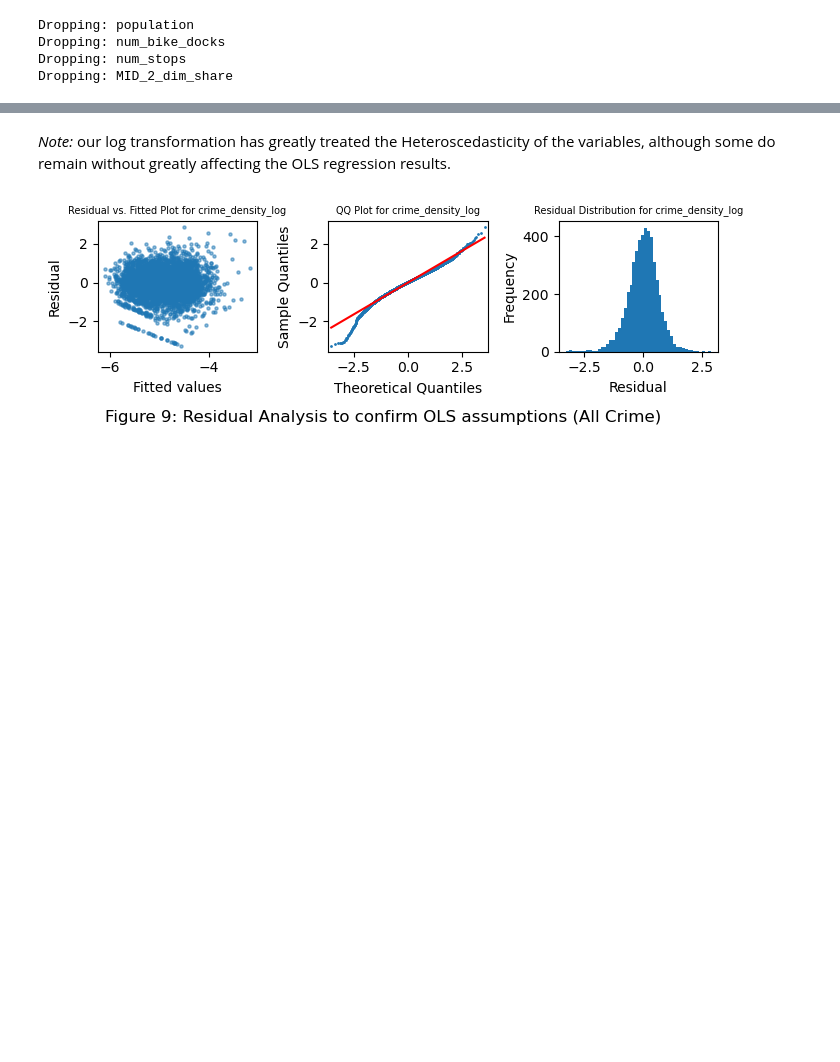
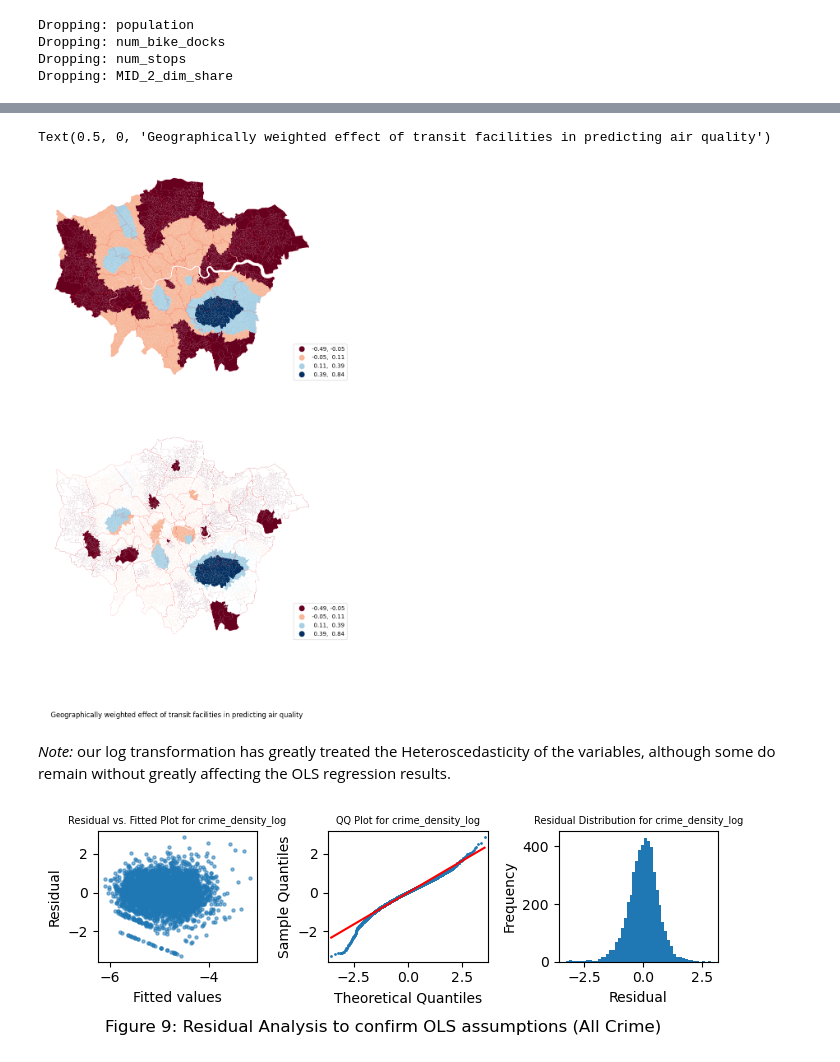
Before and after one commit to shaunhoang/cusp, a Jupyter notebook: calculation.ipynb, the cells around one changed output, grey strips where cells are left out. Saved outputs shown, nothing was run; the diff lists cells and outputs as text; code cells hidden in the pictures; blank space fills up the shorter version.

```diff
--- a/calculation.ipynb
+++ b/calculation.ipynb
@@ -778,3 +852,45 @@ plt.show()
+# %%
+# Map them both, sig coeff only
+# Adapted from https://deepnote.com/@carlos-mendez/PYTHON-GWR-and-MGWR-71dd8ba9-a3ea-4d28-9b20-41cc8a282b7a
+import matplotlib.colors as mcolors
+
+# All crime
+fig, axes = plt.subplots(2, 1, figsize=(10, 15))
+
+lsoa.plot(
+    column=f"gwr_bike_docks_per_1000",
+    cmap="RdBu",
+    linewidth=0.001,
+    scheme="naturalbreaks",
+    k=4,
+    legend=True,
+    legend_kwds={"bbox_to_anchor": (1.10, 0.2)}, ax=axes[0] )
+
+lsoa.plot(
+    column=f"gwr_bike_docks_per_1000",
+    cmap="RdBu",
+    linewidth=0.001,
+    scheme="naturalbreaks",
+    k=4,
+    legend=True,
+    legend_kwds={"bbox_to_anchor": (1.10, 0.2)}, ax=axes[1] )
+
+lsoa[gwr_filtered_t[:, 2] == 0].plot(
+        color="white", linewidth=0.001, edgecolor="white", ax=axes[1]
+    )  # 1st variables in variable array
+
+boros.plot(edgecolor="red", facecolor="None", linewidth=0.1, ax=axes[0])
+boros.plot(edgecolor="red", facecolor="None", linewidth=0.1, ax=axes[1])
+
+# remove axis
+axes[0].set_axis_off()
+axes[1].set_axis_off()
+fig.suptitle(
+    "Geographically weighted effect of transit facilities in predicting air quality", x=0.5, y=0
+)
+# %% [output]
+Text(0.5, 0, 'Geographically weighted effect of transit facilities in predicting air quality')
+[figure, added]
 # %% [markdown]
 *Note:* our log transformation has greatly treated the Heteroscedasticity of the variables, although some do remain without greatly affecting the OLS regression results.
 # %%
```
Also changed, not shown: parts of 14 cells of this notebook.
